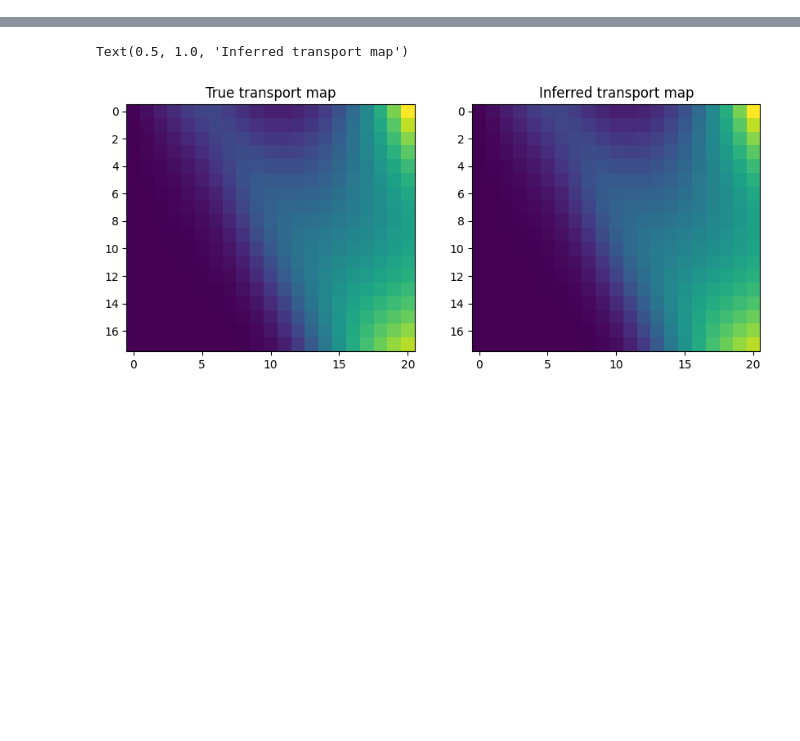
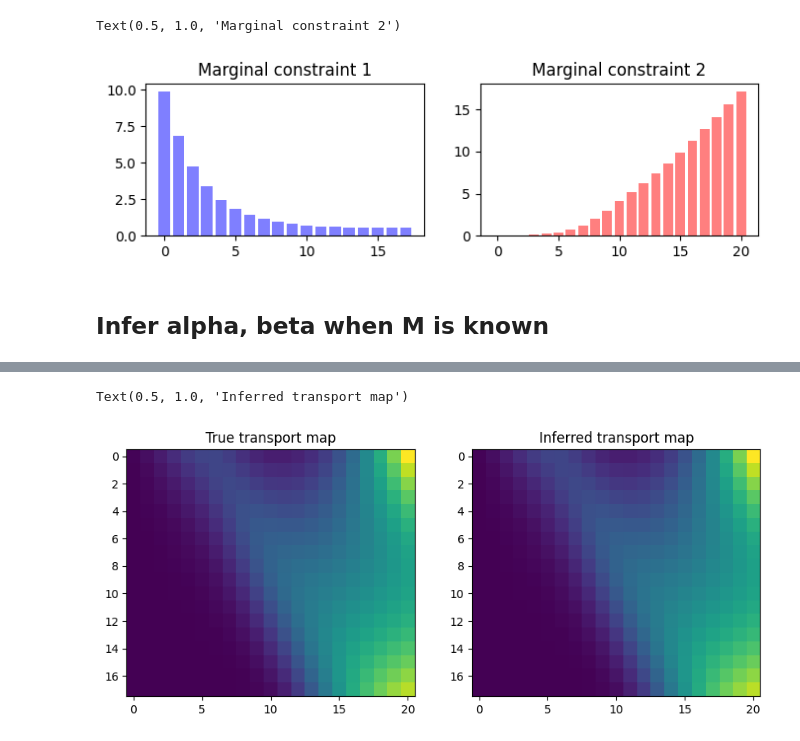
Before and after one commit to ThGaskin/inverse-optimal-transport, a Jupyter notebook: Gibbs.ipynb, the cells around one changed output, grey strips where cells are left out. Cells and saved outputs as stored; diff of their text form; code cells hidden in the pictures; blank space fills up the shorter version.

```diff
--- a/Gibbs.ipynb
+++ b/Gibbs.ipynb
@@ -49,0 +61,10 @@ M = jax.lax.exp(-C/eps)
+# %%
+# Plot the marginal constraints
+fig, axs = plt.subplots(1, 2, figsize=(8, 2))
+axs[0].bar(range(SH.f.shape[0]), np.exp(SH.f/eps), color='blue', alpha=0.5)
+axs[0].set_title("Marginal constraint 1")
+axs[1].bar(range(SH.g.shape[0]), np.exp(SH.g/eps), color='red', alpha=0.5)
+axs[1].set_title("Marginal constraint 2")
+# %% [output]
+Text(0.5, 1.0, 'Marginal constraint 2')
+[figure, added]
@@ -50 +82,3 @@ M = jax.lax.exp(-C/eps)
+# %% [markdown]
+## Infer alpha, beta when M is known
 # %%
```
Also changed, not shown: parts of 11 cells of this notebook.
